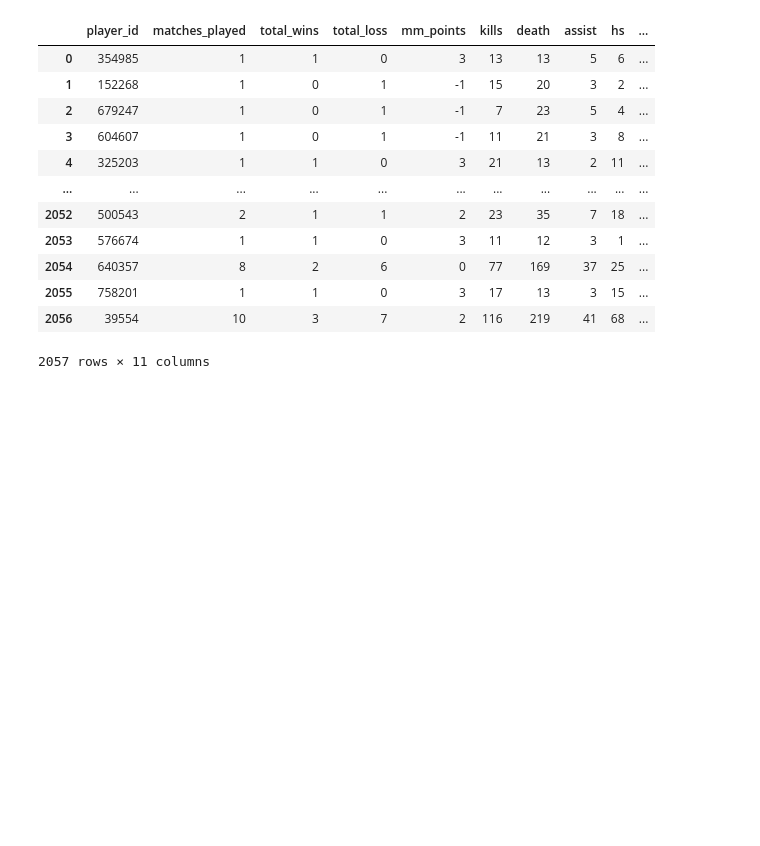
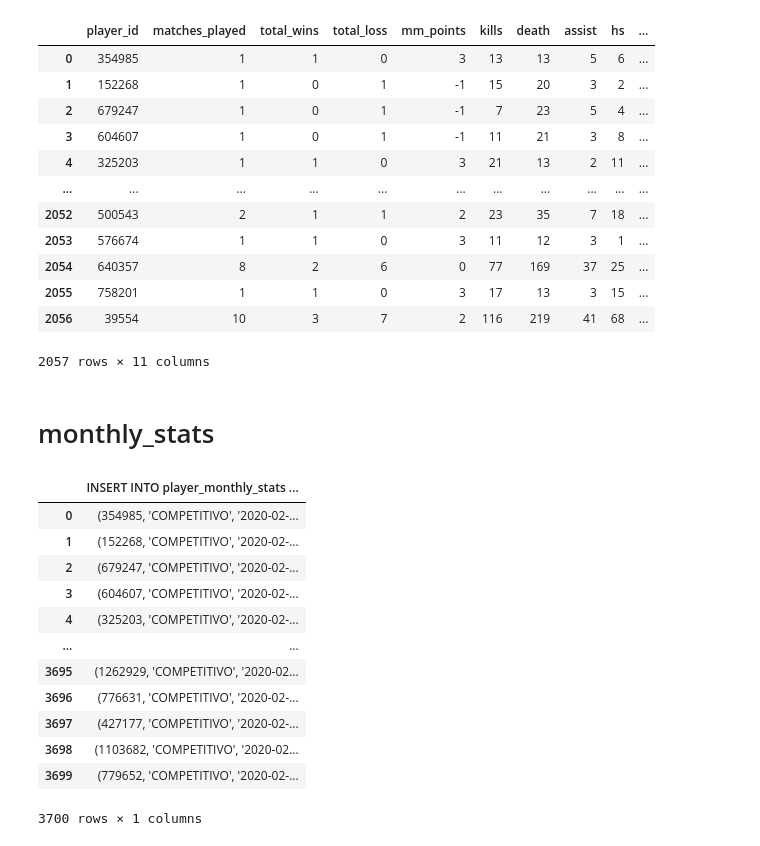
Before and after one commit to victor-s-santos/DataAnalystic-Test, a Jupyter notebook: pre-processing.ipynb, the cells around one changed output. Drawn from its saved outputs; the diff is of its cells as text; code cells hidden in the pictures; blank space fills up the shorter version.

```diff
--- a/pre-processing.ipynb
+++ b/pre-processing.ipynb
@@ -139,3 +139,21 @@ matchmaking_stats
 | 2055 | 758201 | 1 | 1 | 0 | 3 | 17 | 13 | 3 | 15 | ... |
 | 2056 | 39554 | 10 | 3 | 7 | 2 | 116 | 219 | 41 | 68 | ... |
 2057 rows × 11 columns
+# %% [markdown]
+# monthly_stats
+# %%
+monthly_stats
+# %% [output]
+|  | INSERT INTO player_monthly_stats ... |
+| 0 | (354985, 'COMPETITIVO', '2020-02-... |
+| 1 | (152268, 'COMPETITIVO', '2020-02-... |
+| 2 | (679247, 'COMPETITIVO', '2020-02-... |
+| 3 | (604607, 'COMPETITIVO', '2020-02-... |
+| 4 | (325203, 'COMPETITIVO', '2020-02-... |
+| ... | ... |
+| 3695 | (1262929, 'COMPETITIVO', '2020-02... |
+| 3696 | (776631, 'COMPETITIVO', '2020-02-... |
+| 3697 | (427177, 'COMPETITIVO', '2020-02-... |
+| 3698 | (1103682, 'COMPETITIVO', '2020-02... |
+| 3699 | (779652, 'COMPETITIVO', '2020-02-... |
+3700 rows × 1 columns
```
Also changed, not shown: parts of 5 cells of this notebook.
